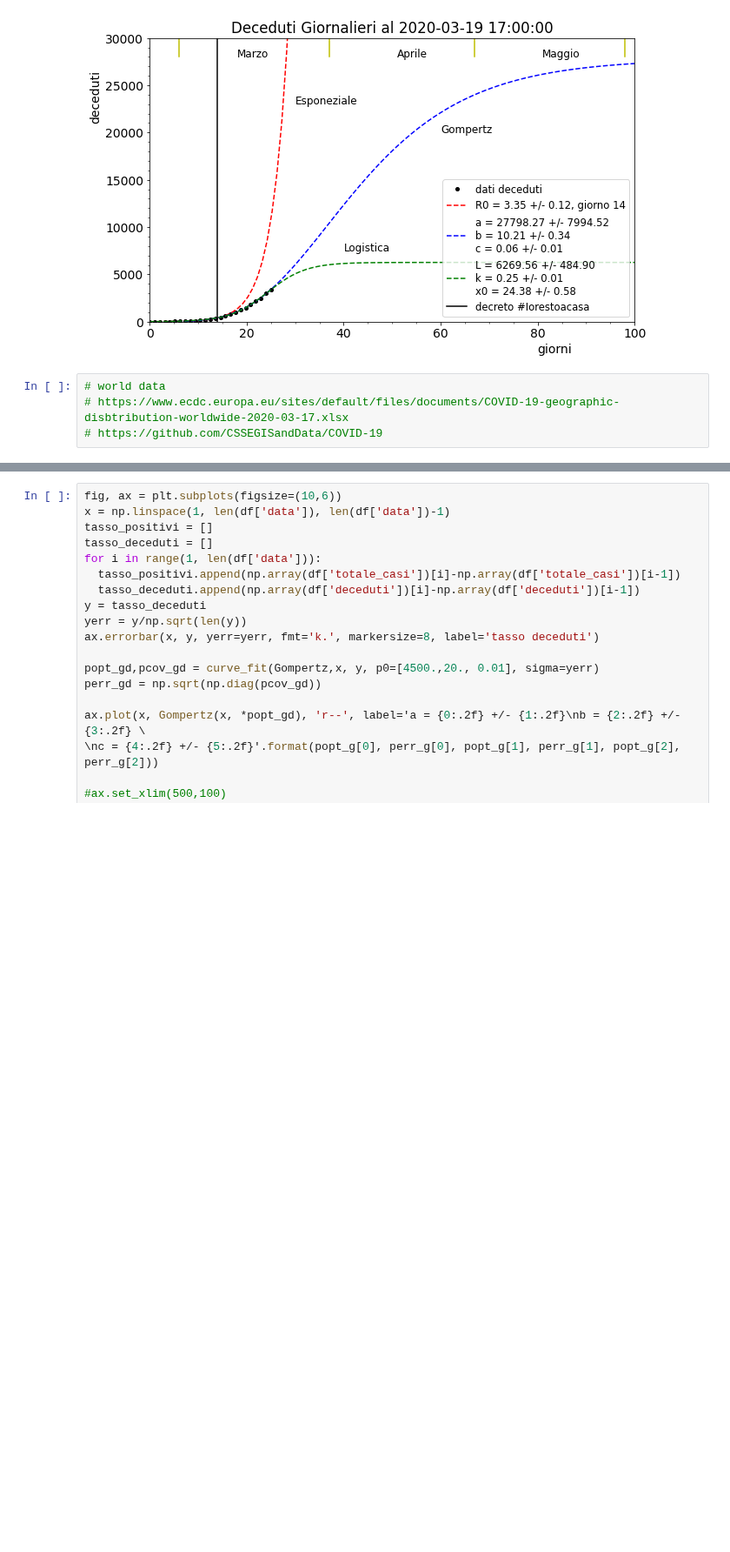
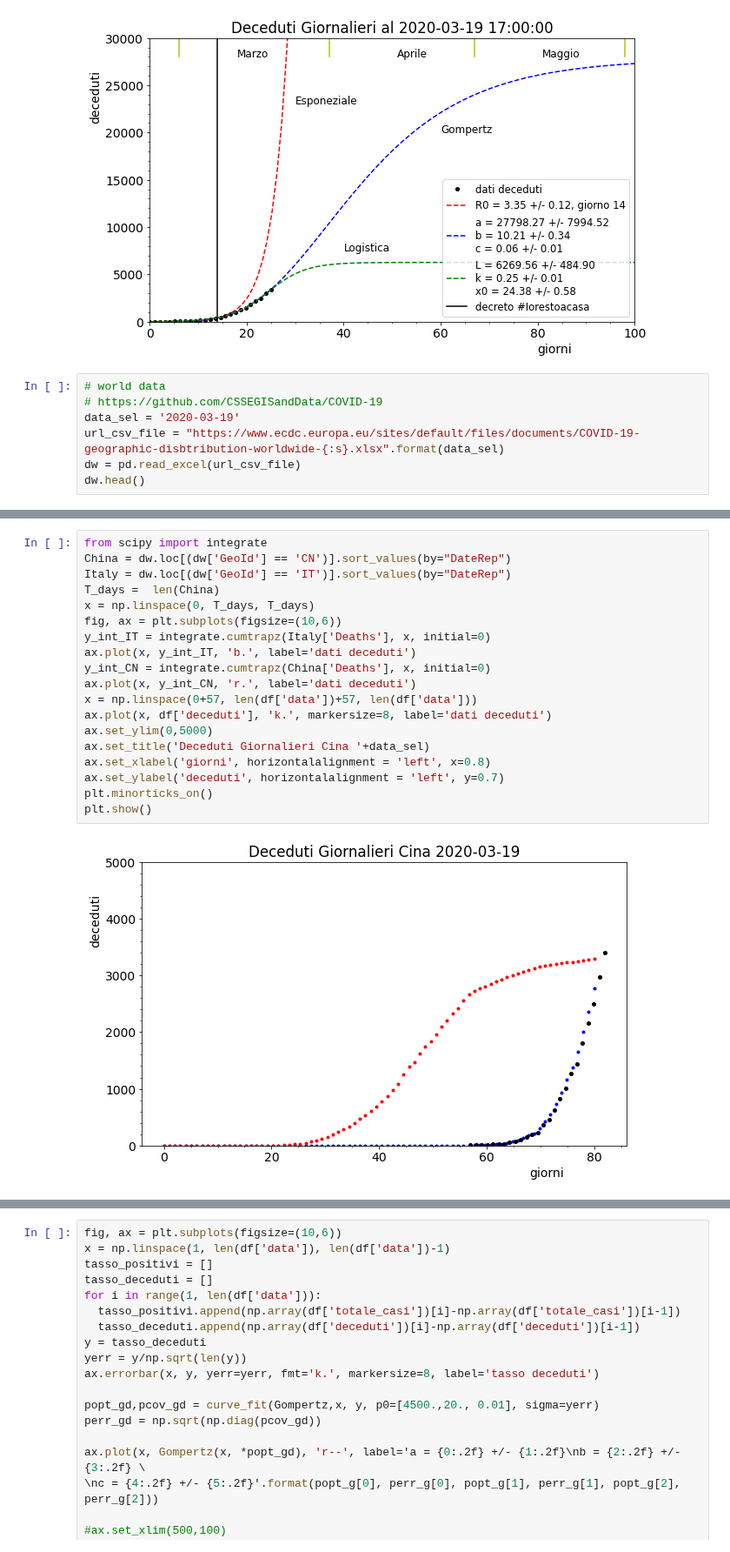
Before and after one commit to lorenzopaolucci/studenti, a Jupyter notebook: covid19.ipynb, the cells around one changed output, grey strips where cells are left out. Shown at 87% size. Cells and saved outputs as stored; diff of their text form; blank space fills up the shorter version.

```diff
--- a/covid19.ipynb
+++ b/covid19.ipynb
@@ -196,5 +195,8 @@ plt.show()
 [figure]
 # %%
 # world data
-# https://www.ecdc.europa.eu/sites/default/files/documents/COVID-19-geographic-disbtribution-worldwide-2020-03-17.xlsx
 # https://github.com/CSSEGISandData/COVID-19
+data_sel = '2020-03-19'
+url_csv_file = "https://www.ecdc.europa.eu/sites/default/files/documents/COVID-19-geographic-disbtribution-worldwide-{:s}.xlsx".format(data_sel)
+dw = pd.read_excel(url_csv_file)
+dw.head()
@@ -200,0 +210,21 @@ plt.show()
+# %%
+from scipy import integrate
+China = dw.loc[(dw['GeoId'] == 'CN')].sort_values(by="DateRep")
+Italy = dw.loc[(dw['GeoId'] == 'IT')].sort_values(by="DateRep")
+T_days =  len(China)
+x = np.linspace(0, T_days, T_days)
+fig, ax = plt.subplots(figsize=(10,6))
+y_int_IT = integrate.cumtrapz(Italy['Deaths'], x, initial=0)
+ax.plot(x, y_int_IT, 'b.', label='dati deceduti')
+y_int_CN = integrate.cumtrapz(China['Deaths'], x, initial=0)
+ax.plot(x, y_int_CN, 'r.', label='dati deceduti')
+x = np.linspace(0+57, len(df['data'])+57, len(df['data']))
+ax.plot(x, df['deceduti'], 'k.', markersize=8, label='dati deceduti')
+ax.set_ylim(0,5000)
+ax.set_title('Deceduti Giornalieri Cina '+data_sel)
+ax.set_xlabel('giorni', horizontalalignment = 'left', x=0.8)
+ax.set_ylabel('deceduti', horizontalalignment = 'left', y=0.7)
+plt.minorticks_on()
+plt.show()
+# %% [output]
+[figure, added]
```
Also changed, not shown: parts of 10 cells of this notebook.
